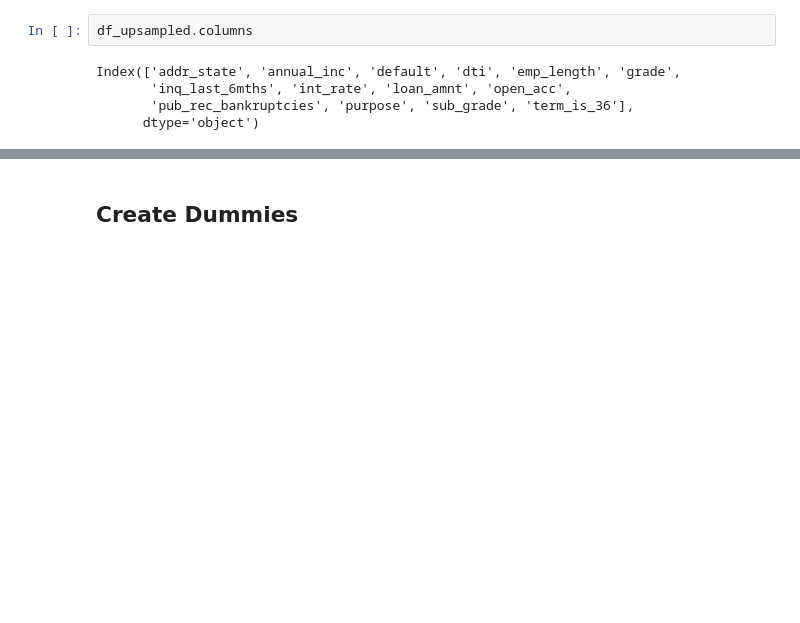
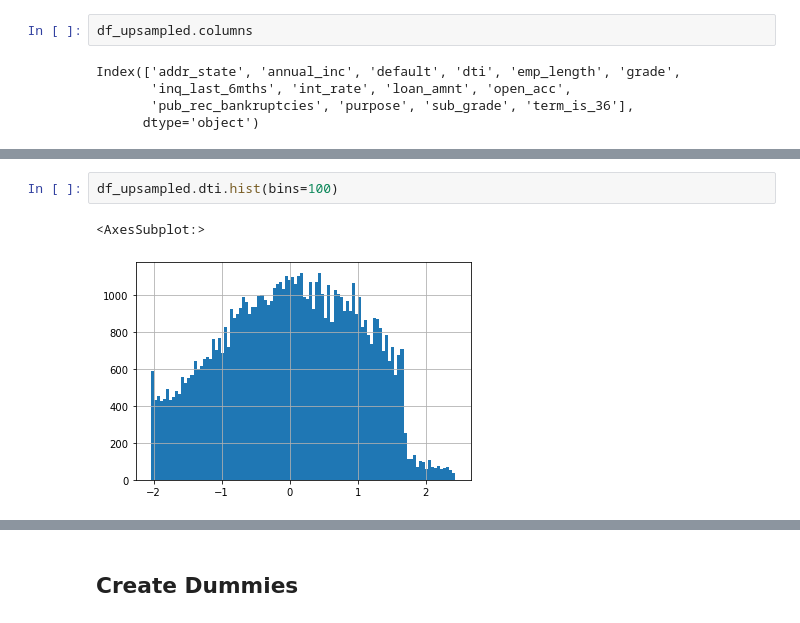
Before and after one commit to jb-ds2020/2nd_Project, a Jupyter notebook: 2020-Lenders-Club-Mederer-Bechthold_RandomForest.ipynb, the cells around one changed output, grey strips where cells are left out. Drawn from its saved outputs; the diff is of its cells as text; blank space fills up the shorter version.

```diff
--- a/2020-Lenders-Club-Mederer-Bechthold_RandomForest.ipynb
+++ b/2020-Lenders-Club-Mederer-Bechthold_RandomForest.ipynb
@@ -118,0 +133,5 @@ dfTest[['A', 'B']] = scaler.fit_transform(dfTest[['A', 'B']])
+# %%
+df_upsampled.dti.hist(bins=100)
+# %% [output]
+<AxesSubplot:>
+[figure, added]
```
Also changed, not shown: parts of 23 cells of this notebook.
